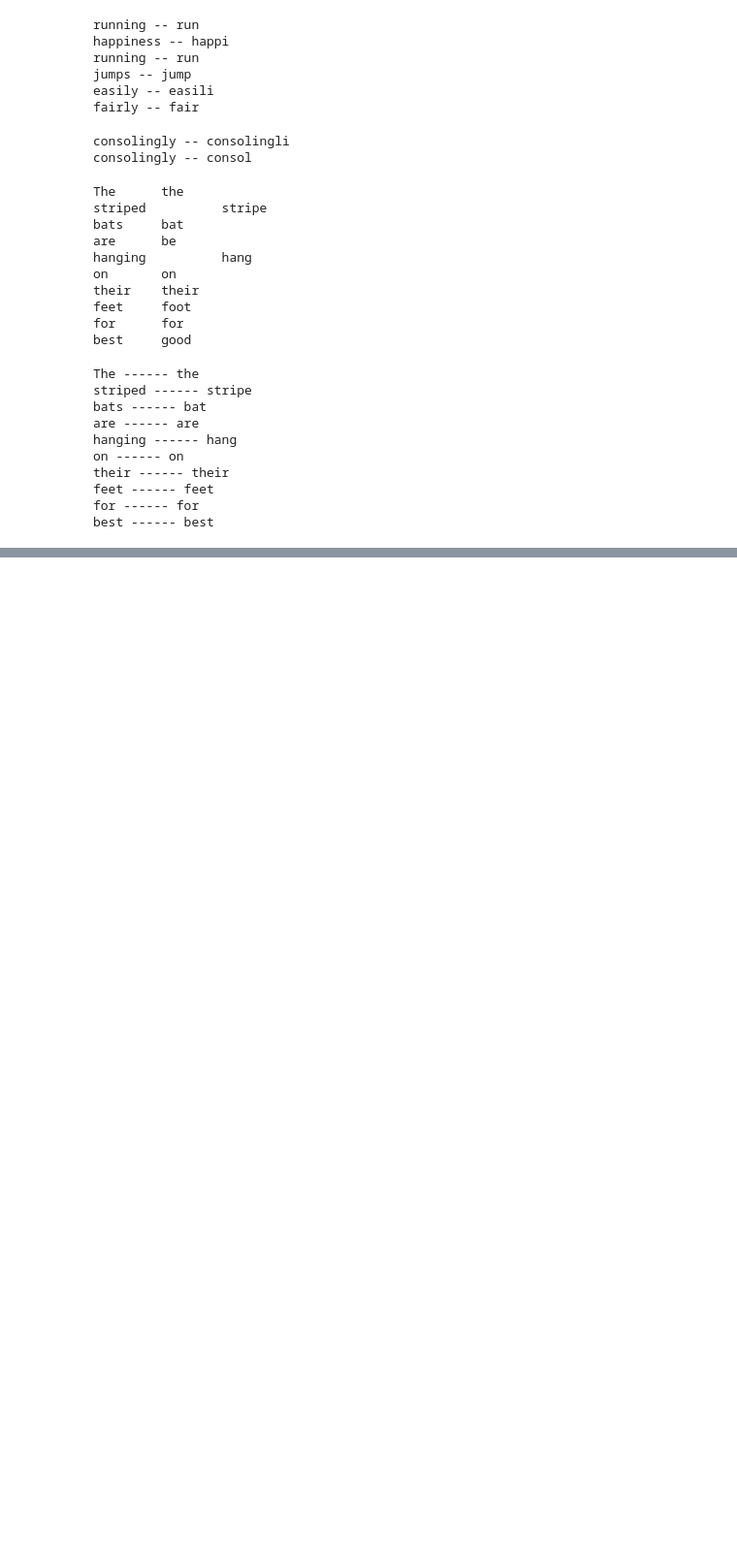
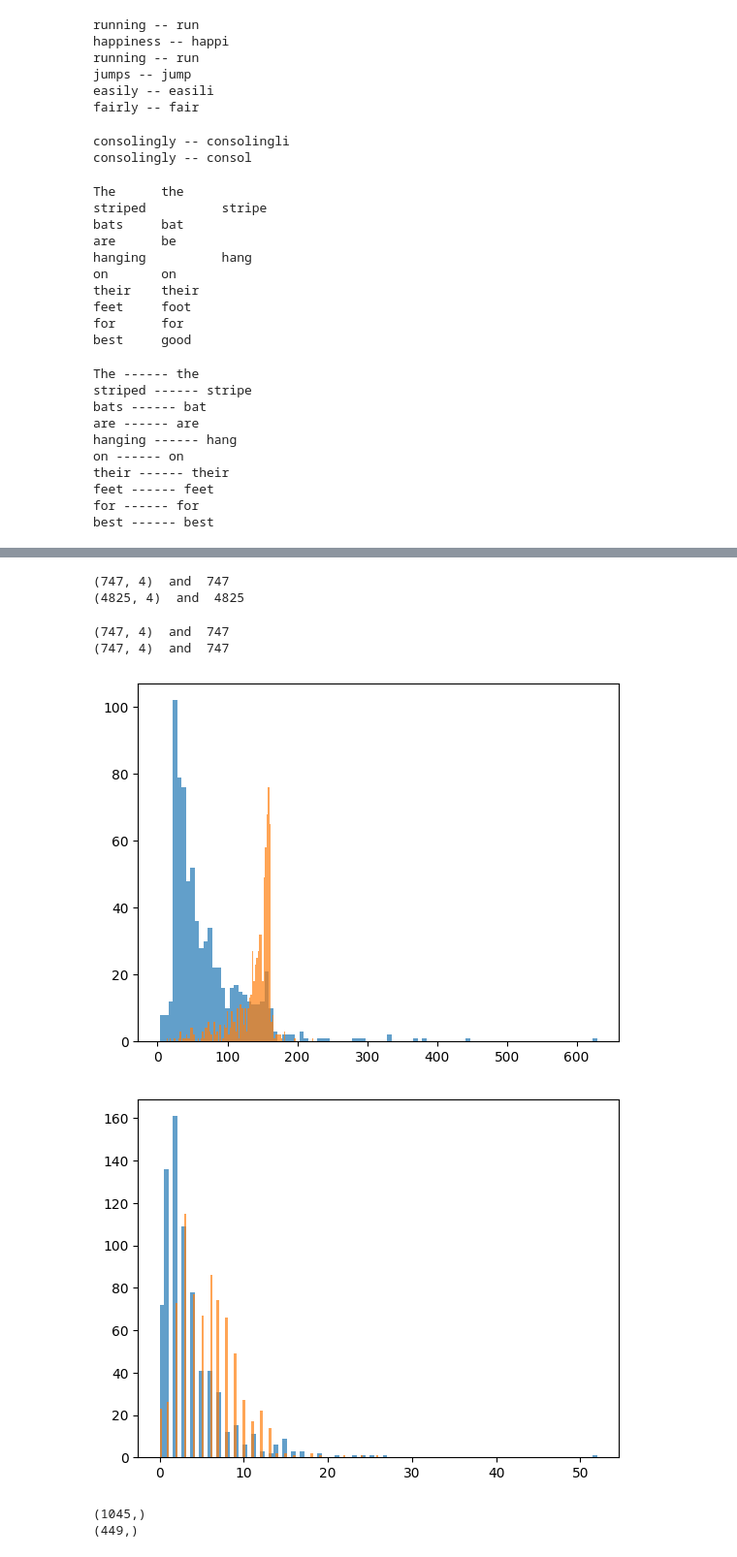
Before and after one commit to yashsuthar00/Machine-learning, a Jupyter notebook: NLP_(17_06_2024).ipynb, the cells around one changed output, grey strips where cells are left out. Shown at 97% size. Drawn from its saved outputs; the diff is of its cells as text; code cells hidden in the pictures; blank space fills up the shorter version.

```diff
--- a/NLP_(17_06_2024).ipynb
+++ b/NLP_(17_06_2024).ipynb
@@ -241,0 +630,8 @@ print(len(nlp.Defaults.stop_words))
+# %%
+import numpy as np
+import pandas as pd
+import matplotlib.pyplot as plt
+
+df = pd.read_csv('/content/spam.tsv', sep='\t')
+
+print(df.head())
@@ -241,0 +734,30 @@ print(len(nlp.Defaults.stop_words))
+# %%
+print(spam.shape, " and ", spam.shape[0])
+print(ham.shape, " and ", ham.shape[0])
+# %% [output]
+(747, 4)  and  747
+(4825, 4)  and  4825
+# %%
+ham = ham.sample(spam.shape[0])
+print(ham.shape , " and ", ham.shape[0])
+print(spam.shape, " and ", spam.shape[0])
+# %% [output]
+(747, 4)  and  747
+(747, 4)  and  747
+# %%
+ham = df[df['label'] == 'ham']
+spam = df[df['label'] == 'spam']
+
+ham = ham.sample(spam.shape[0])
+data = pd.concat([ham, spam], ignore_index=True)
+
+plt.hist(data[data['label'] == 'ham']['length'], bins = 100, alpha = 0.7)
+plt.hist(data[data['label'] == 'spam']['length'], bins = 100, alpha = 0.7)
+plt.show()
+
+plt.hist(data[data['label'] == 'ham']['punct'], bins = 100, alpha = 0.7)
+plt.hist(data[data['label'] == 'spam']['punct'], bins = 100, alpha = 0.7)
+plt.show()
+# %% [output]
+[figure, added]
+[figure, added]
@@ -241,0 +775,23 @@ print(len(nlp.Defaults.stop_words))
+# %%
+from sklearn.model_selection import train_test_split
+# Assigning the features and labels to X and y
+
+X = data['message'] # Assuming 'message' is actually the 'text' column
+
+y = data['label']
+
+#X = data['message']: This gets all the messages (the text) and puts them in X.
+
+#y = data['label']: This gets all the labels ('ham' or 'spam') and puts them in y.
+
+X_train, X_test, y_train, y_test = train_test_split(X, y, test_size=0.3, random_state=0, shuffle=True)
+
+print(X_train.shape)
+
+print(X_test.shape)
+
+
+#The test set is 30% of the data, and the split is random but the same every time because of random_state=0.
+# %% [output]
+(1045,)
+(449,)
```
Also changed, not shown: parts of 38 cells of this notebook.
